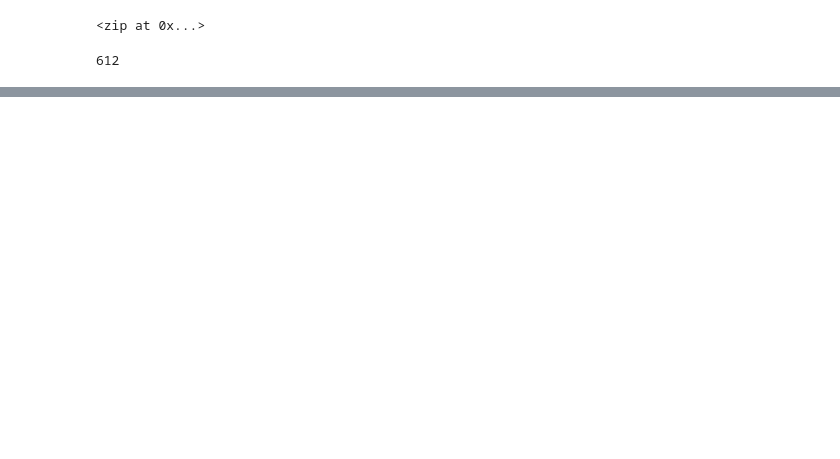
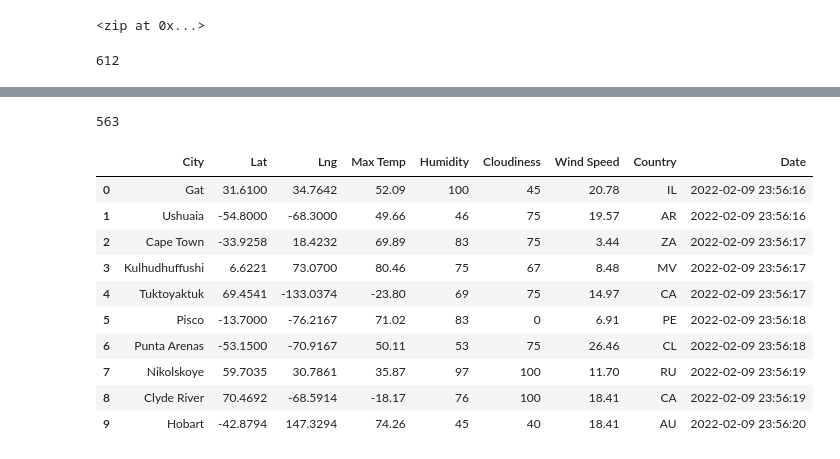
Before and after one commit to ScottyMacCVC/World_Weather_Analysis, a Jupyter notebook: WeatherPy.ipynb, the cells around one changed output, grey strips where cells are left out. Cells and saved outputs as stored; diff of their text form; code cells hidden in the pictures; blank space fills up the shorter version.

```diff
--- a/WeatherPy.ipynb
+++ b/WeatherPy.ipynb
@@ -33,0 +40,4 @@ len(cities)
+# %%
+# Starting URL for Weather Map API Call.
+url = "http://api.openweathermap.org/data/2.5/weather?units=Imperial&APPID=" + weather_api_key
+print(url)
@@ -33,0 +50,6 @@ len(cities)
+# %%
+# Create an empty list to hold the weather data.
+city_data = []
+# Print the beginning of the logging.
+print("Beginning Data Retrieval     ")
+print("-----------------------------")
@@ -33,0 +133,20 @@ len(cities)
+# %%
+len(city_data)
+# %% [output]
+563
+# %%
+# Convert the array of dictionaries to a Pandas DataFrame.
+city_data_df = pd.DataFrame(city_data)
+city_data_df.head(10)
+# %% [output]
+|  | City | Lat | Lng | Max Temp | Humidity | Cloudiness | Wind Speed | Country | Date |
+| 0 | Gat | 31.6100 | 34.7642 | 52.09 | 100 | 45 | 20.78 | IL | 2022-02-09 23:56:16 |
+| 1 | Ushuaia | -54.8000 | -68.3000 | 49.66 | 46 | 75 | 19.57 | AR | 2022-02-09 23:56:16 |
+| 2 | Cape Town | -33.9258 | 18.4232 | 69.89 | 83 | 75 | 3.44 | ZA | 2022-02-09 23:56:17 |
+| 3 | Kulhudhuffushi | 6.6221 | 73.0700 | 80.46 | 75 | 67 | 8.48 | MV | 2022-02-09 23:56:17 |
+| 4 | Tuktoyaktuk | 69.4541 | -133.0374 | -23.80 | 69 | 75 | 14.97 | CA | 2022-02-09 23:56:17 |
+| 5 | Pisco | -13.7000 | -76.2167 | 71.02 | 83 | 0 | 6.91 | PE | 2022-02-09 23:56:18 |
+| 6 | Punta Arenas | -53.1500 | -70.9167 | 50.11 | 53 | 75 | 26.46 | CL | 2022-02-09 23:56:18 |
+| 7 | Nikolskoye | 59.7035 | 30.7861 | 35.87 | 97 | 100 | 11.70 | RU | 2022-02-09 23:56:19 |
+| 8 | Clyde River | 70.4692 | -68.5914 | -18.17 | 76 | 100 | 18.41 | CA | 2022-02-09 23:56:19 |
+| 9 | Hobart | -42.8794 | 147.3294 | 74.26 | 45 | 40 | 18.41 | AU | 2022-02-09 23:56:20 |
```
Also changed, not shown: parts of 6 cells of this notebook.
